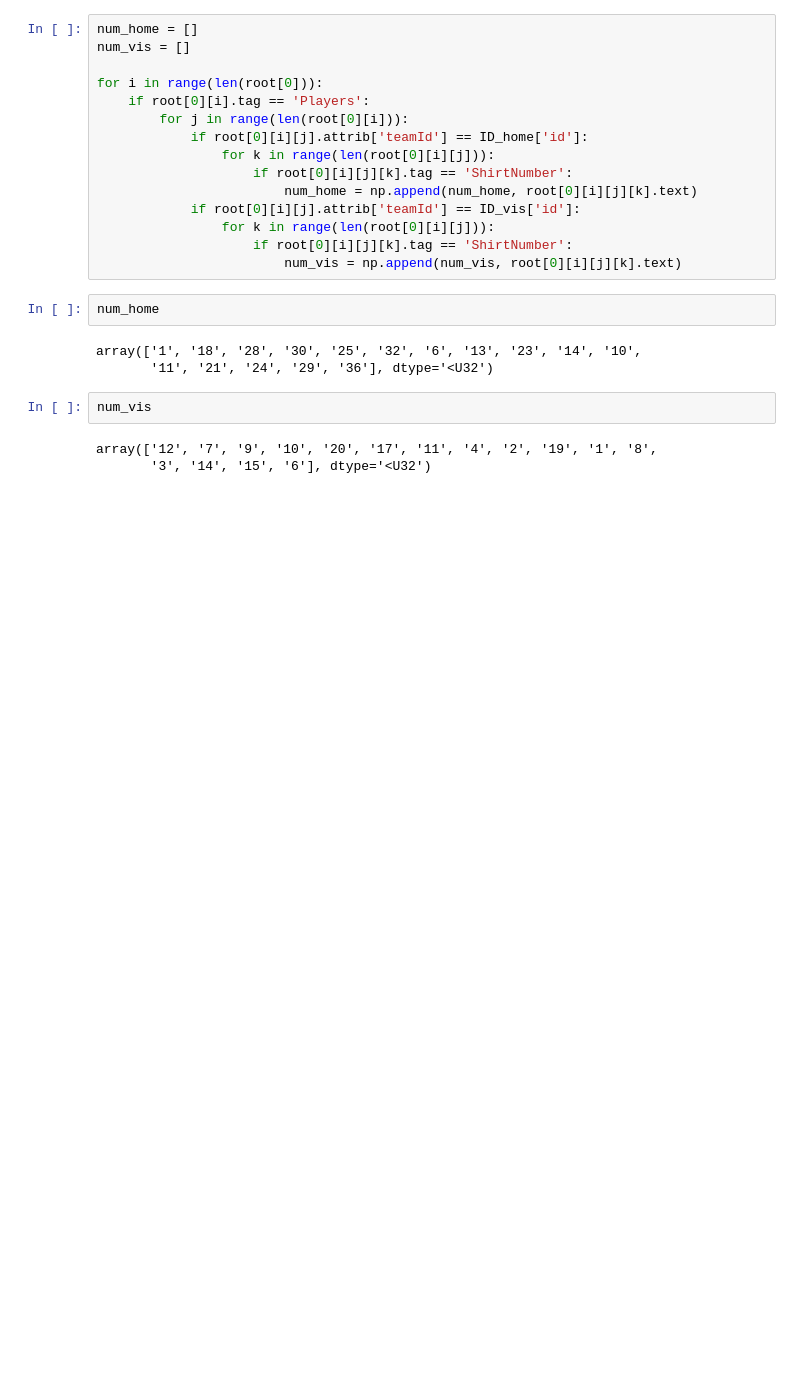
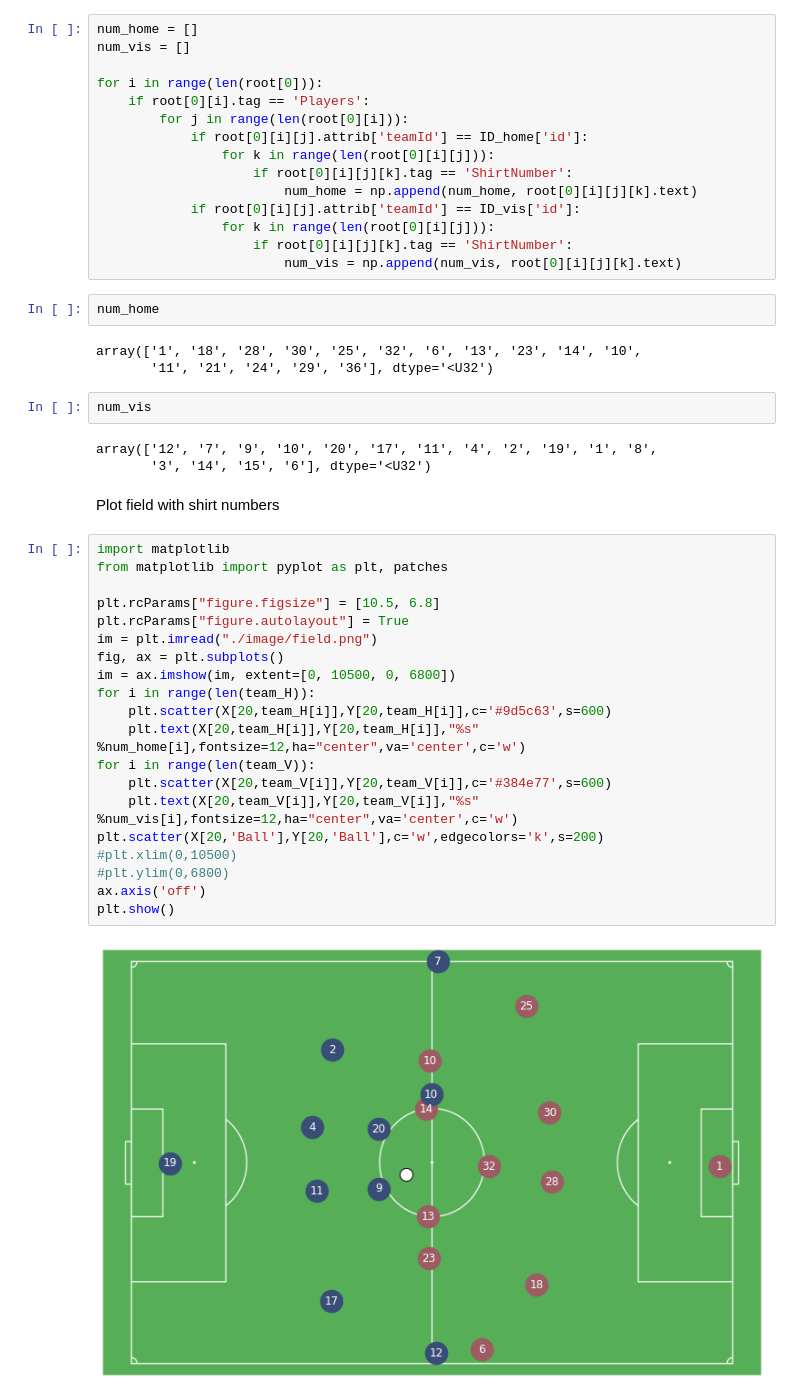
Before and after one commit to claireseceh/tracking-football, a Jupyter notebook: main.ipynb, the cells around one changed output. Cells and saved outputs as stored; diff of their text form; blank space fills up the shorter version.

Commit message:
plot shirt number and color

```diff
--- a/main.ipynb
+++ b/main.ipynb
@@ -152,3 +152,27 @@ num_vis
 # %% [output]
 array(['12', '7', '9', '10', '20', '17', '11', '4', '2', '19', '1', '8',
        '3', '14', '15', '6'], dtype='<U32')
+# %% [markdown]
+Plot field with shirt numbers
+# %%
+import matplotlib
+from matplotlib import pyplot as plt, patches
+
+plt.rcParams["figure.figsize"] = [10.5, 6.8]
+plt.rcParams["figure.autolayout"] = True
+im = plt.imread("./image/field.png")
+fig, ax = plt.subplots()
+im = ax.imshow(im, extent=[0, 10500, 0, 6800])
+for i in range(len(team_H)):
+    plt.scatter(X[20,team_H[i]],Y[20,team_H[i]],c='#9d5c63',s=600)
+    plt.text(X[20,team_H[i]],Y[20,team_H[i]],"%s" %num_home[i],fontsize=12,ha="center",va='center',c='w')
+for i in range(len(team_V)):
+    plt.scatter(X[20,team_V[i]],Y[20,team_V[i]],c='#384e77',s=600)
+    plt.text(X[20,team_V[i]],Y[20,team_V[i]],"%s" %num_vis[i],fontsize=12,ha="center",va='center',c='w')
+plt.scatter(X[20,'Ball'],Y[20,'Ball'],c='w',edgecolors='k',s=200)
+#plt.xlim(0,10500)
+#plt.ylim(0,6800)
+ax.axis('off')
+plt.show()
+# %% [output]
+[figure, added]
```
